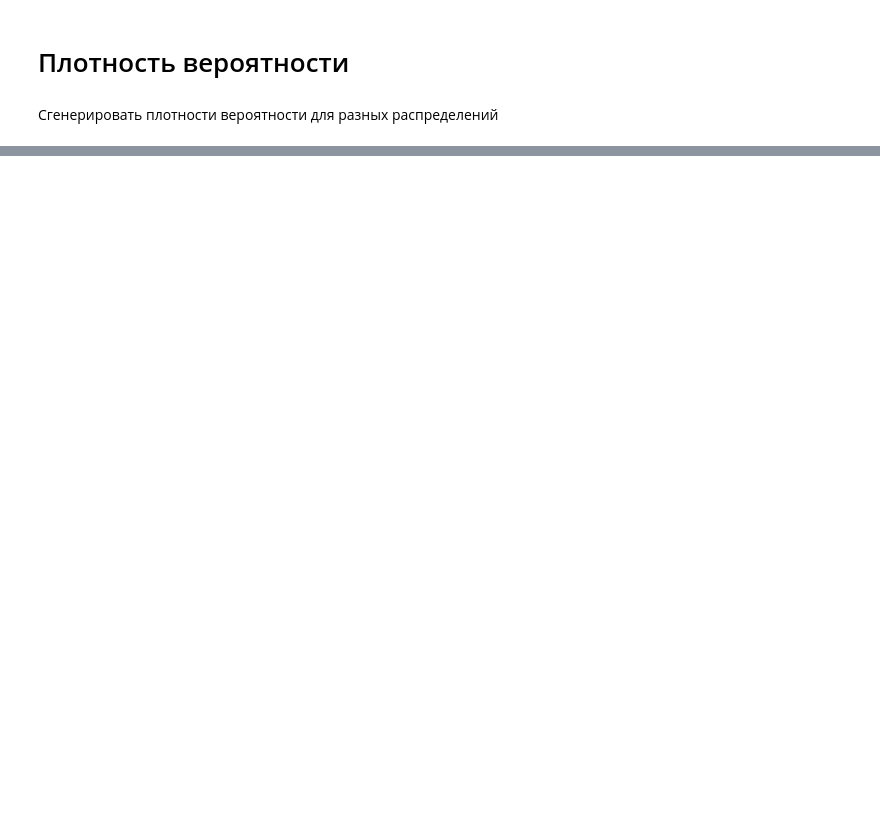
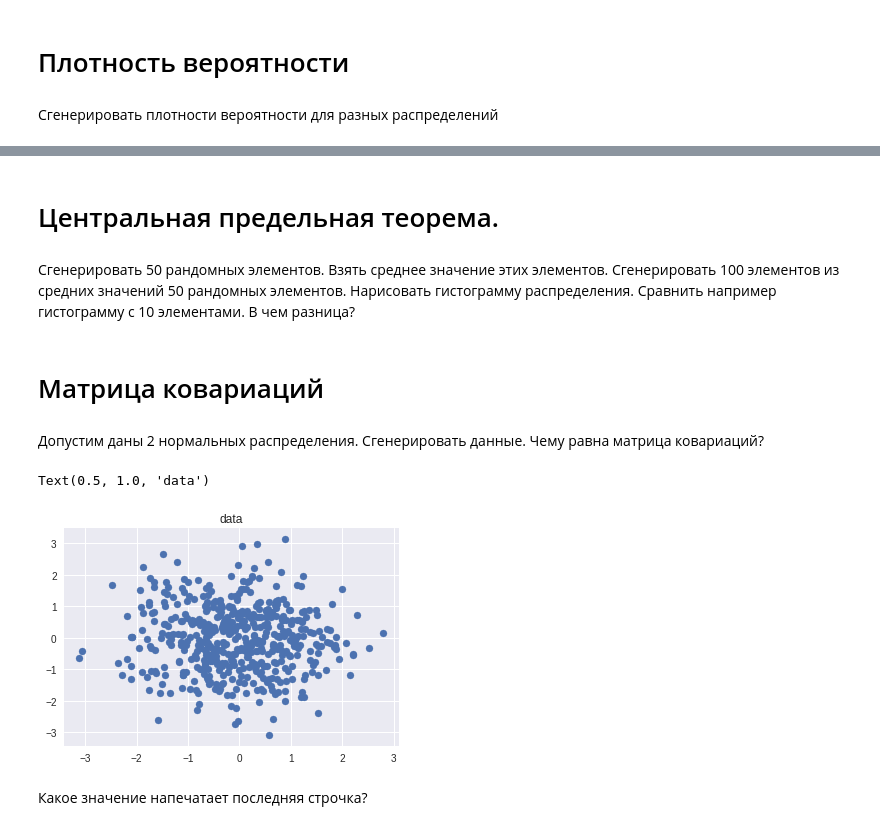
Before and after one commit to yustiks/statistics_in_python, a Jupyter notebook: Seminar.ipynb, the cells around one changed output, grey strips where cells are left out. Drawn from its saved outputs; the diff is of its cells as text; code cells hidden in the pictures; blank space fills up the shorter version.

```diff
--- a/Seminar.ipynb
+++ b/Seminar.ipynb
@@ -138,0 +56,21 @@ Text(0.5,0,'$x$')
+# %% [markdown]
+# Центральная предельная теорема.
+# %% [markdown]
+Сгенерировать 50 рандомных элементов.  Взять среднее значение этих элементов.
+Сгенерировать 100 элементов из средних значений 50 рандомных элементов. Нарисовать гистограмму распределения. Сравнить например гистограмму с 10 элементами. В чем разница?
+# %% [markdown]
+# Матрица ковариаций
+# %% [markdown]
+Допустим даны 2 нормальных распределения. Сгенерировать данные. Чему равна матрица ковариаций?
+# %%
+x = np.random.normal(0, 1, 500)
+y = np.random.normal(0, 1, 500)
+X = np.vstack((x,y)).T
+
+plt.scatter(X[:, 0], X[:, 1])
+plt.title('data')
+# %% [output]
+Text(0.5, 1.0, 'data')
+[figure, added]
+# %% [markdown]
+Какое значение напечатает последняя строчка?
```
Also changed, not shown: parts of 24 cells of this notebook.
